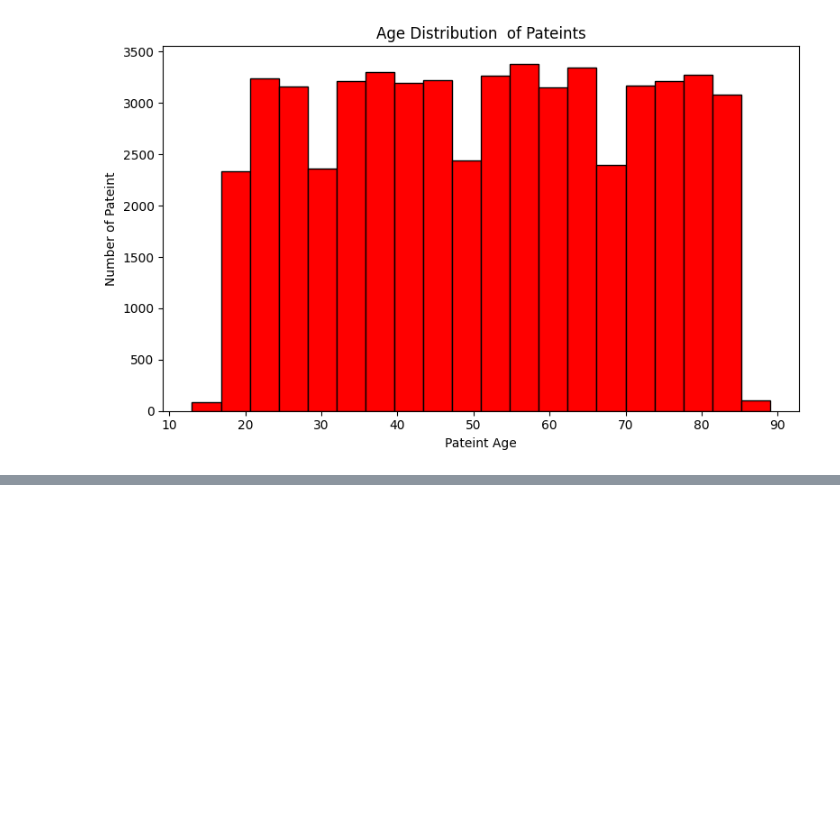
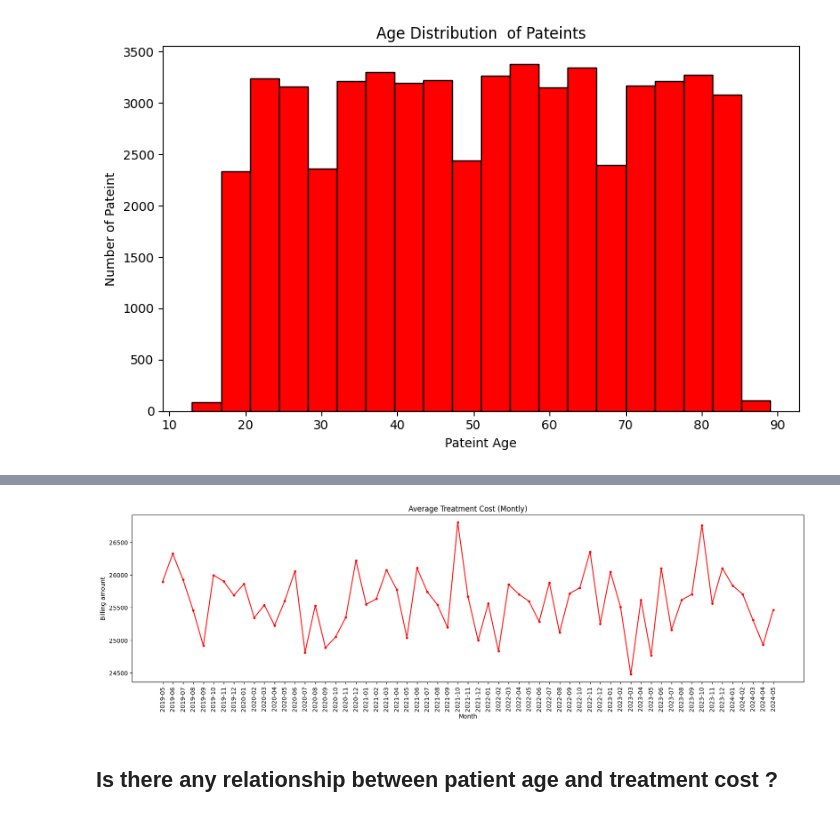
Before and after one commit to sarfarazsaba11/EDA-practice-, a Jupyter notebook: healthcare_data/clean.ipynb, the cells around one changed output, grey strips where cells are left out. Drawn from its saved outputs; the diff is of its cells as text; code cells hidden in the pictures; blank space fills up the shorter version.

Commit message:
Find insight about month and billing cost

```diff
--- a/healthcare_data/clean.ipynb
+++ b/healthcare_data/clean.ipynb
@@ -313,0 +322,5 @@ plt.show()
+# %%
+data['Admission_month'] = data['Date of Admission'].dt.to_period("M")
+data.dtypes
+
+data.head()
@@ -313,0 +339,4 @@ plt.show()
+# %%
+monthly_average_cost = data.groupby("Admission_month")['Billing Amount'].mean()
+
+monthly_average_cost
@@ -313,0 +357,13 @@ plt.show()
+# %%
+plt.figure(figsize=(20 , 5))
+plt.plot(monthly_average_cost.index.astype(str), monthly_average_cost.values,  color= 'red', marker = 'o', markersize= 3)
+plt.title("Average Treatment Cost (Montly)")
+plt.xlabel("Month")
+plt.ylabel("Billing amount")
+plt.tight_layout
+plt.xticks(rotation = 90)
+plt.show()
+# %% [output]
+[figure, added]
+# %% [markdown]
+## Is there any relationship between patient age and treatment cost ?
```
Also changed, not shown: parts of 8 cells of this notebook.
